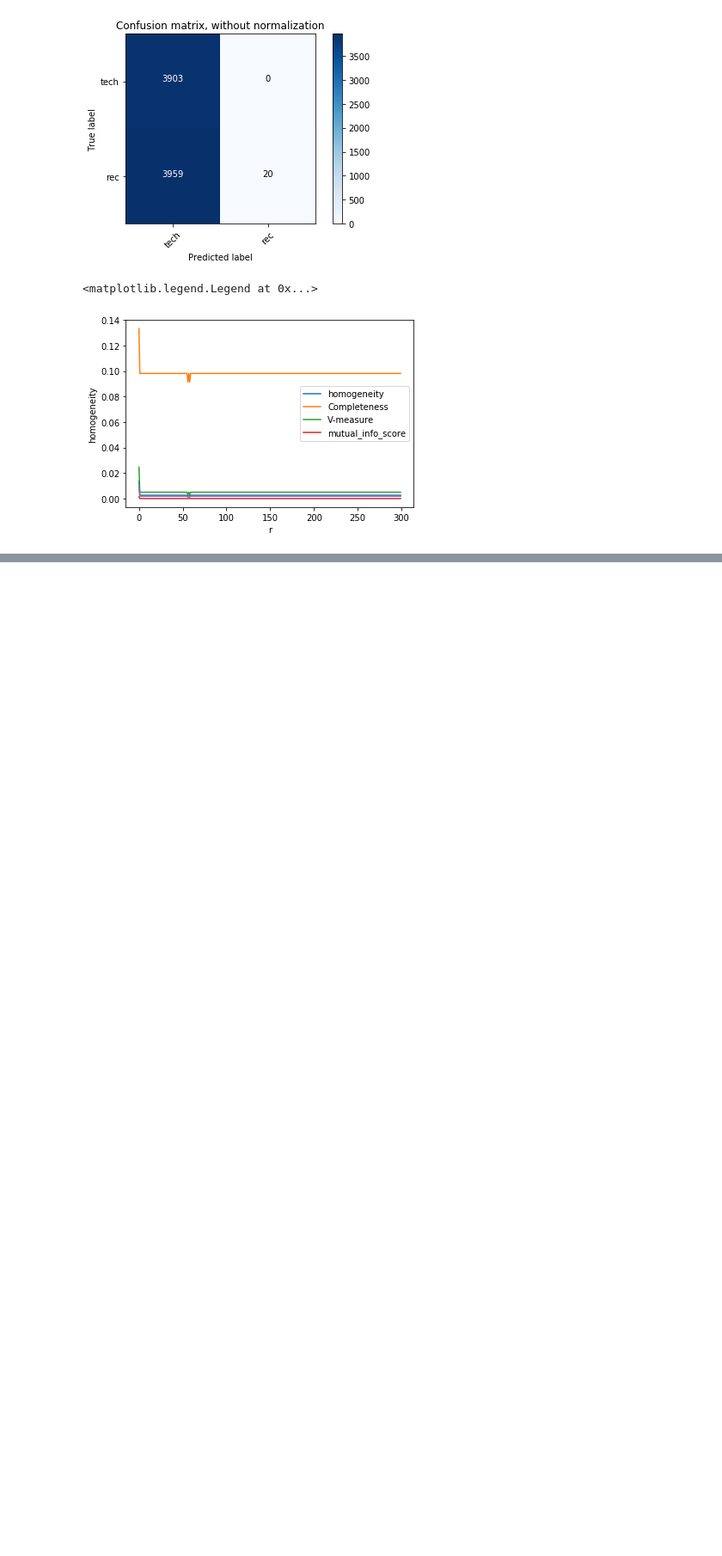
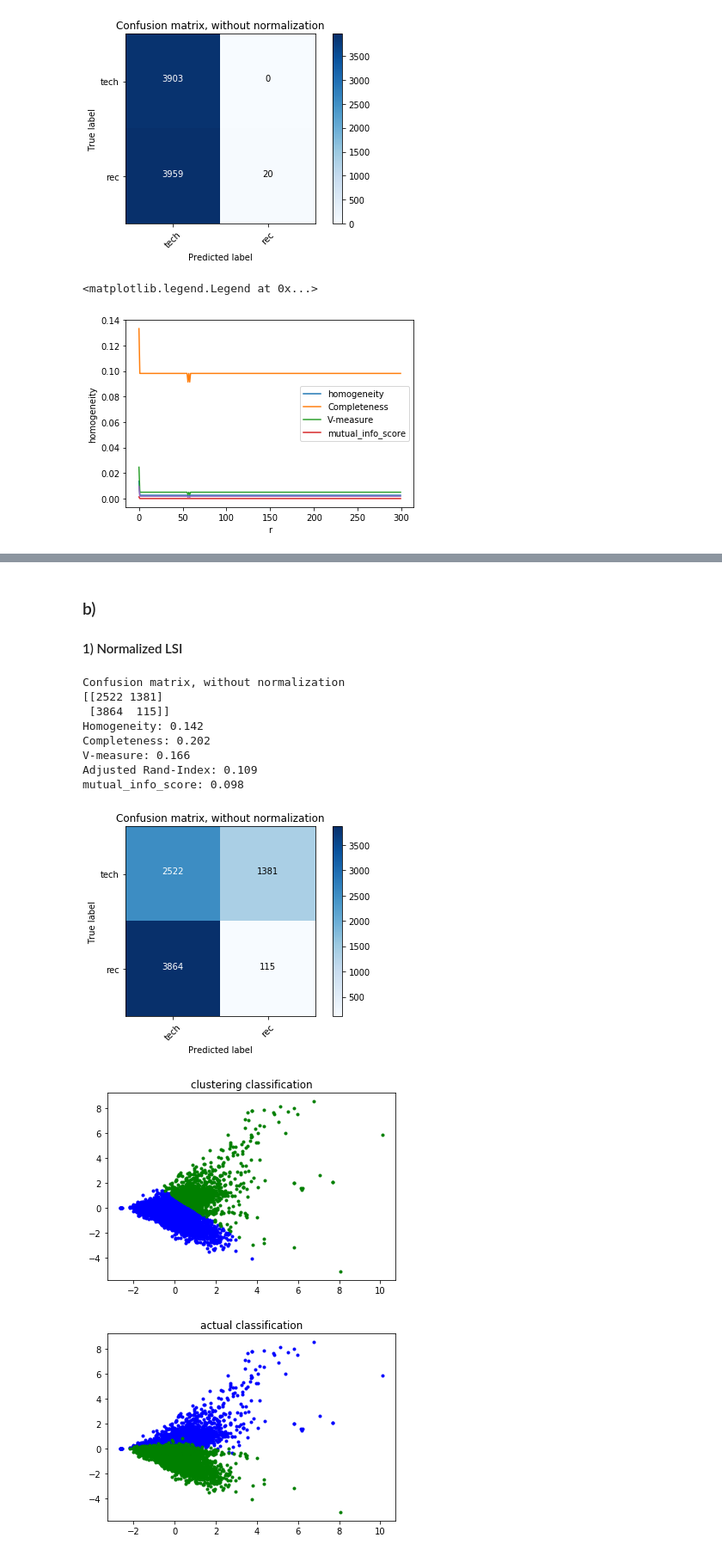
Before and after one commit to wppply/ECE219_projects, a Jupyter notebook: project_2/Project2.ipynb, the cells around one changed output, grey strips where cells are left out. Shown: that part at 86% size. Drawn from its saved outputs; the diff is of its cells as text; code cells hidden in the pictures; blank space fills up the shorter version.

```diff
--- a/project_2/Project2.ipynb
+++ b/project_2/Project2.ipynb
@@ -302,0 +315,32 @@ NameError: name 'X_train' is not defined
+# %% [markdown]
+### b)
+#### 1) Normalized LSI
+# %%
+X_LSI = pickle.load(open("X_LSI.dat","rb"))
+X_tfidf = pickle.load(open("X_tfidf.dat", "rb"))
+# %%
+SVD = TruncatedSVD(n_components=2, random_state=42)
+Best_LSI = SVD.fit_transform(X_tfidf)
+
+scaler = StandardScaler(copy=True, with_mean=True, with_std=True)
+Best_LSI_N = scaler.fit_transform(Best_LSI)
+
+km_best_LSI_N = KMeans(n_clusters=2, init='k-means++', random_state=42)
+km_best_LSI_N.fit(Best_LSI_N)
+
+labels = dataset.target
+labels = (labels >3)
+
+utils.compare_result(Best_LSI_N,labels,km_best_LSI_N.labels_)
+# %% [output]
+Confusion matrix, without normalization
+[[2522 1381]
+ [3864  115]]
+Homogeneity: 0.142
+Completeness: 0.202
+V-measure: 0.166
+Adjusted Rand-Index: 0.109
+mutual_info_score: 0.098
+[figure, added]
+[figure, added]
+[figure, added]
```
Also changed, not shown: parts of 26 cells of this notebook, 3 other files.
